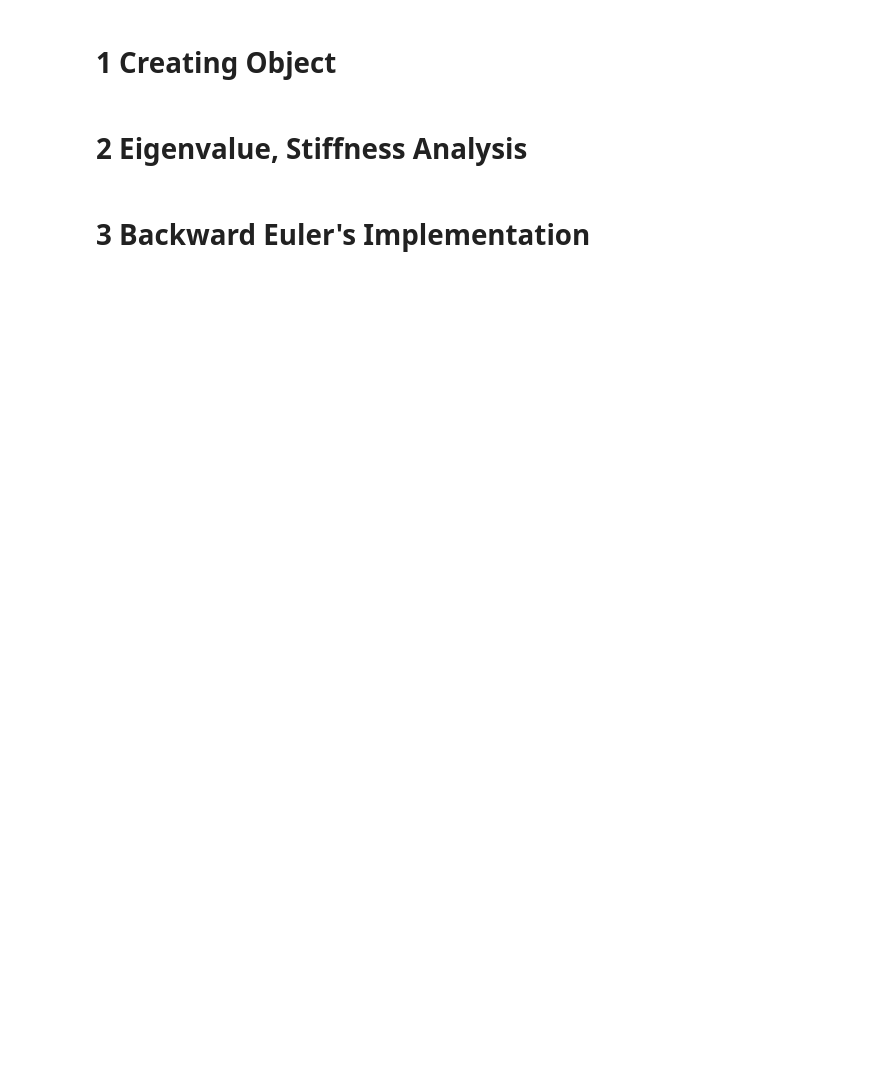
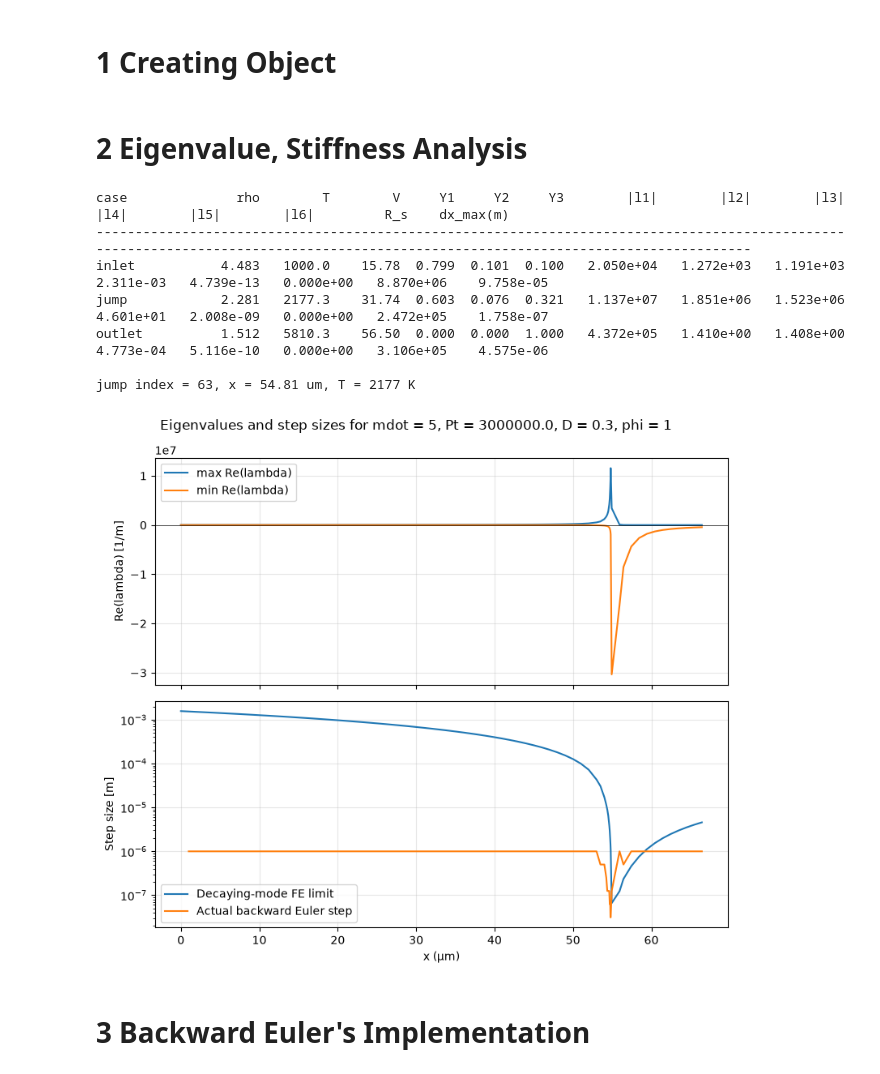
Before and after one commit to Sebastian-Rojas-Barragan/AE370_Group_Project, a Jupyter notebook: Analysis.ipynb, the cells around one changed output. Saved outputs shown, nothing was run; the diff lists cells and outputs as text; code cells hidden in the pictures; blank space fills up the shorter version.

```diff
--- a/Analysis.ipynb
+++ b/Analysis.ipynb
@@ -5,39 +5,53 @@ from main import *
 # %% [markdown]
 # 2 Eigenvalue, Stiffness Analysis
 # %%
+mdot = 5
+Pt = 3e6
+D = 0.3
+phi = 1
+
 Ar = 1.8e13 / np.sqrt(1000.0)
 Ea = 17614.0 * 8.314e3
-test = chamber_solver(5, 3e6, 0.3, 1, Ar, Ea)
+test = chamber_solver(mdot, Pt, D, phi, Ar, Ea)
 
 J0, eigenvalues = test.stiffness()
 
-x, states = test.solve(dx=1e-9, Y_tol=1e-6)
-E, Rs, dx = test.stability_along_solution(x, states)
+x, states = test.solve(dx=1e-6, Y_tol=1e-6)
+E, Rs, dx = test.stability_along_solution(x, states, mdot, Pt, D, phi)
 
 state0, R, gamma, h1, h2, h3 = test.initial_conditions()
 dY = np.max(np.abs(np.diff(states[:, 3:], axis=0)), axis=1)
 jump = np.argmax(dY)
 
 case_names = ["inlet", "jump", "outlet"]
 case_states = [states[0], states[jump], states[-1]]
 
 print(f"{'case':<12}{'rho':>9}{'T':>9}{'V':>9}{'Y1':>7}{'Y2':>7}{'Y3':>7}"
       f"{'|l1|':>12}{'|l2|':>12}{'|l3|':>12}{'|l4|':>12}{'|l5|':>12}{'|l6|':>12}"
       f"{'R_s':>12}{'dx_max(m)':>13}")
 print("-" * 180)
 
 for name, u in zip(case_names, case_states):
     J = test.jacobian(u, R, gamma, h1, h2, h3)
     ev = np.sort(np.abs(la.eigvals(J)))[::-1]
     nz = ev[ev > 1e-8 * ev[0]]
     Rs_i = nz[0] / nz[-1] if nz.size > 1 else np.nan
     dx_i = 2.0 / nz[0]
     Ep = np.pad(ev, (0, max(0, 6 - len(ev))), constant_values=np.nan)
     print(f"{name:<12}{u[0]:9.3f}{u[1]:9.1f}{u[2]:9.2f}{u[3]:7.3f}{u[4]:7.3f}{u[5]:7.3f}"
           + "".join(f"{e:12.3e}" for e in Ep[:6])
           + f"{Rs_i:12.3e}{dx_i:13.3e}")
 
 print(f"\njump index = {jump}, x = {x[jump]*1e6:.4g} um, T = {states[jump,1]:.4g} K")
+# %% [output]
+case              rho        T        V     Y1     Y2     Y3        |l1|        |l2|        |l3|        |l4|        |l5|        |l6|         R_s    dx_max(m)
+------------------------------------------------------------------------------------------------------------------------------------------------------------------------------------
+inlet           4.483   1000.0    15.78  0.799  0.101  0.100   2.050e+04   1.272e+03   1.191e+03   2.311e-03   4.739e-13   0.000e+00   8.870e+06    9.758e-05
+jump            2.281   2177.3    31.74  0.603  0.076  0.321   1.137e+07   1.851e+06   1.523e+06   4.601e+01   2.008e-09   0.000e+00   2.472e+05    1.758e-07
+outlet          1.512   5810.3    56.50  0.000  0.000  1.000   4.372e+05   1.410e+00   1.408e+00   4.773e-04   5.116e-10   0.000e+00   3.106e+05    4.575e-06
+
+jump index = 63, x = 54.81 um, T = 2177 K
+[figure, added]
 # %% [markdown]
 # 3 Backward Euler's Implementation
 # %%
```
Also changed, not shown: parts of 2 cells of this notebook, 7 other files.
